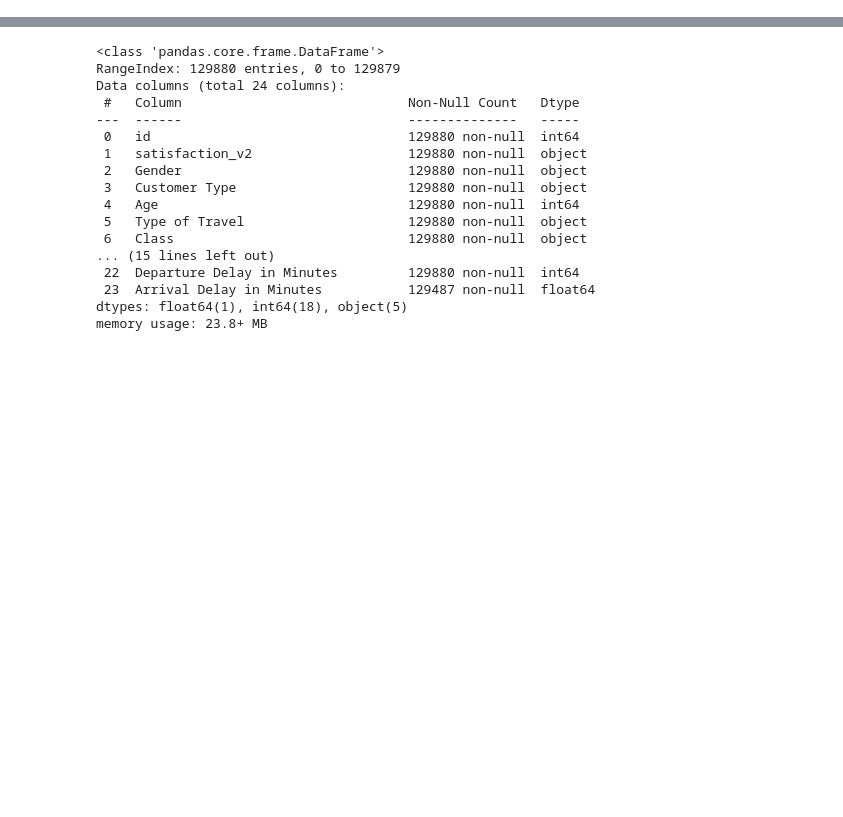
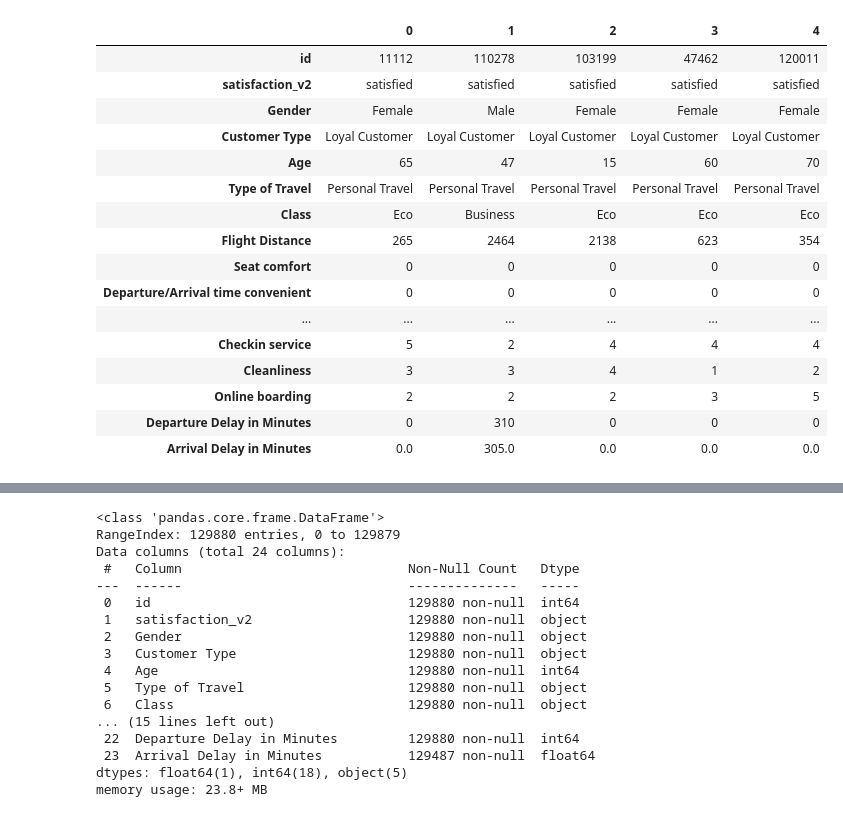
Before and after one commit to timmy-cde/ml-zoomcamp-airline-satisfaction, a Jupyter notebook: notebook_eda.ipynb, the cells around one changed output, grey strips where cells are left out. Cells and saved outputs as stored; diff of their text form; code cells hidden in the pictures; blank space fills up the shorter version.

```diff
--- a/notebook_eda.ipynb
+++ b/notebook_eda.ipynb
@@ -7,6 +7,26 @@ from matplotlib import pyplot as plt
 %matplotlib inline
 # %%
 df = pd.read_excel('data/satisfaction.xlsx', sheet_name=0, header=0, engine='openpyxl')
+# %%
+df.head().T
+# %% [output]
+|  | 0 | 1 | 2 | 3 | 4 |
+| id | 11112 | 110278 | 103199 | 47462 | 120011 |
+| satisfaction_v2 | satisfied | satisfied | satisfied | satisfied | satisfied |
+| Gender | Female | Male | Female | Female | Female |
+| Customer Type | Loyal Customer | Loyal Customer | Loyal Customer | Loyal Customer | Loyal Customer |
+| Age | 65 | 47 | 15 | 60 | 70 |
+| Type of Travel | Personal Travel | Personal Travel | Personal Travel | Personal Travel | Personal Travel |
+| Class | Eco | Business | Eco | Eco | Eco |
+| Flight Distance | 265 | 2464 | 2138 | 623 | 354 |
+| Seat comfort | 0 | 0 | 0 | 0 | 0 |
+| Departure/Arrival time convenient | 0 | 0 | 0 | 0 | 0 |
+| ... | ... | ... | ... | ... | ... |
+| Checkin service | 5 | 2 | 4 | 4 | 4 |
+| Cleanliness | 3 | 3 | 4 | 1 | 2 |
+| Online boarding | 2 | 2 | 2 | 3 | 5 |
+| Departure Delay in Minutes | 0 | 310 | 0 | 0 | 0 |
+| Arrival Delay in Minutes | 0.0 | 305.0 | 0.0 | 0.0 | 0.0 |
 # %%
 df.describe().T
 # %% [output]
```
Also changed, not shown: parts of 10 cells of this notebook, 4 other files.
